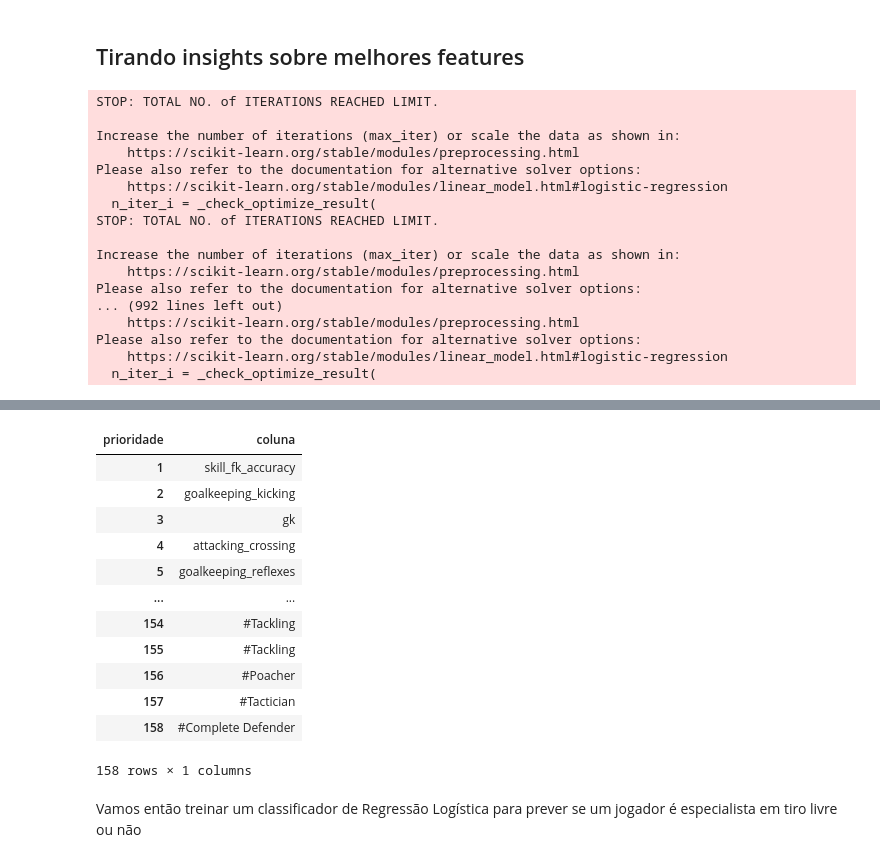
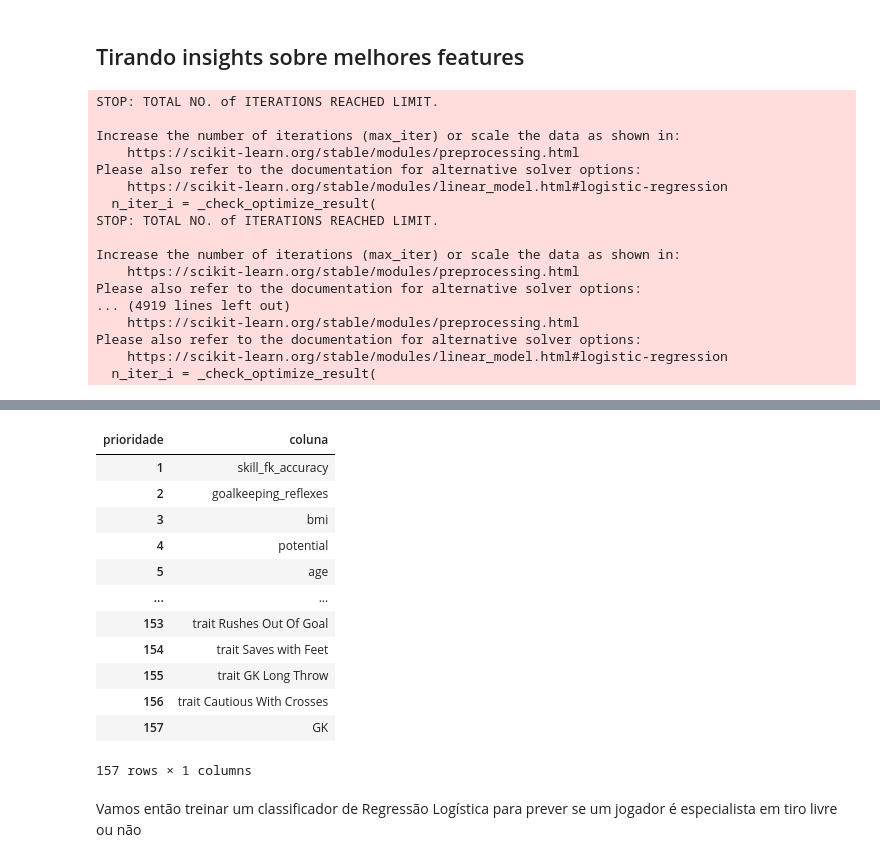
Before and after one commit to olucaslopes/fifa22-players-analysis, a Jupyter notebook: Classification Models.ipynb, the cells around one changed output, grey strips where cells are left out. Saved outputs shown, nothing was run; the diff lists cells and outputs as text; code cells hidden in the pictures.

```diff
--- a/Classification Models.ipynb
+++ b/Classification Models.ipynb
@@ -14,0 +4,7 @@ df.head()
+# %%
+complete_df = pd.read_csv('./preprocessing/data/filled_data_2022-06-21.tsv', low_memory=False, sep="\t")
+filtered_df = complete_df.query("not player_tags.isna()")
+display(filtered_df)
+
+bool_cols = [col for col in filtered_df if filtered_df[col].dropna().value_counts().index.isin([0, 1]).all()]
+bool_cols
@@ -39,7 +44,7 @@ bool_cols
 # %%
 # Removendo colunas de nacionalidade, ids, urls e colunas não numéricas
-features = df.columns[:171][~df.columns[:171].str.match('(.*_id.*|.*id_.*|.*url.*)')].to_list()
-features = df[features]._get_numeric_data()
+features = filtered_df.columns[~filtered_df.columns[:].str.match('(.*_id.*|.*id_.*|.*url.*|nationality)')].to_list()
+features = filtered_df[features]._get_numeric_data()
 features
 # %% [output]
 |  | overall | potential | value_eur | wage_eur | weight_kg | height_cm | club_jersey_number | weak_foot | ... |
@@ -58,14 +63,14 @@ features
 # %% [markdown]
 ## Separando preditores e labels
 # %%
-X, y = features.drop('#FK Specialist', axis=1), df['#FK Specialist']
+X, y = features.drop('tag #FK Specialist', axis=1), filtered_df['tag #FK Specialist']
 # %% [markdown]
 ## Tirando insights sobre melhores features
 # %%
-import time
+%%time
 from sklearn.linear_model import LogisticRegression
 from sklearn.feature_selection import RFECV
-start = time.time()
+
 
 # define the method
 selector = RFECV(estimator=LogisticRegression(), scoring='recall', n_jobs=-1)
@@ -73,7 +78,6 @@ selector = RFECV(estimator=LogisticRegression(), scoring='recall', n_jobs=-1)
 # fit the model
 selector = selector.fit(X, y)
 
-print(f'Execution time: {(time.time()-start):.2f} seconds.')
 # Report feature ranking
 order = pd.DataFrame({'coluna': X.columns}, index=selector.ranking_).sort_index().rename_axis('prioridade', axis=1)
 order
@@ -90,7 +94,7 @@ STOP: TOTAL NO. of ITERATIONS REACHED LIMIT.
 Increase the number of iterations (max_iter) or scale the data as shown in:
     https://scikit-learn.org/stable/modules/preprocessing.html
 Please also refer to the documentation for alternative solver options:
-... (992 lines left out)
+... (4919 lines left out)
     https://scikit-learn.org/stable/modules/preprocessing.html
 Please also refer to the documentation for alternative solver options:
     https://scikit-learn.org/stable/modules/linear_model.html#logistic-regression
@@ -99,16 +104,16 @@ Execution time: 257.82 seconds.
 | prioridade | coluna |
 | 1 | skill_fk_accuracy |
-| 2 | goalkeeping_kicking |
-| 3 | gk |
-| 4 | attacking_crossing |
-| 5 | goalkeeping_reflexes |
+| 2 | goalkeeping_reflexes |
+| 3 | bmi |
+| 4 | potential |
+| 5 | age |
 | ... | ... |
-| 154 | #Tackling |
-| 155 | #Tackling |
-| 156 | #Poacher |
-| 157 | #Tactician |
-| 158 | #Complete Defender |
+| 153 | trait Rushes Out Of Goal |
+| 154 | trait Saves with Feet |
+| 155 | trait GK Long Throw |
+| 156 | trait Cautious With Crosses |
+| 157 | GK |
-158 rows × 1 columns
+157 rows × 1 columns
 # %% [markdown]
 Vamos então treinar um classificador de Regressão Logística para prever se um jogador é especialista em tiro livre ou não
 # %% [markdown]
```
Also changed, not shown: parts of 11 cells of this notebook.
